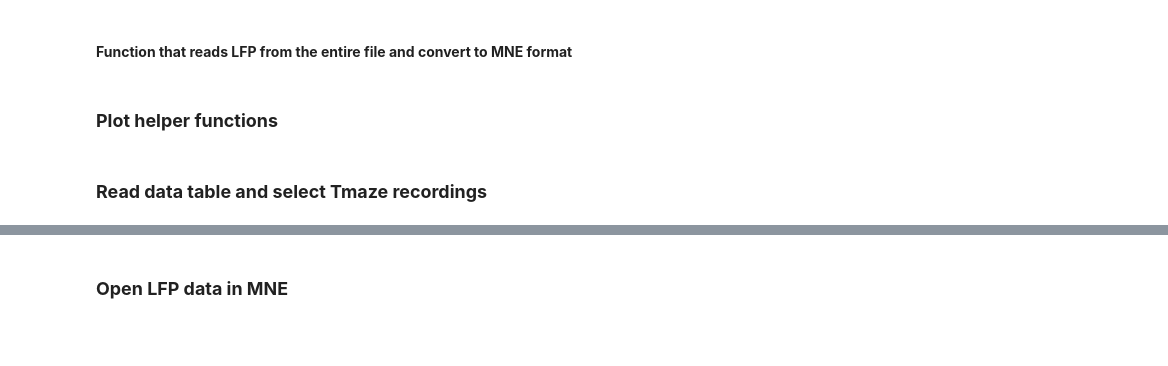
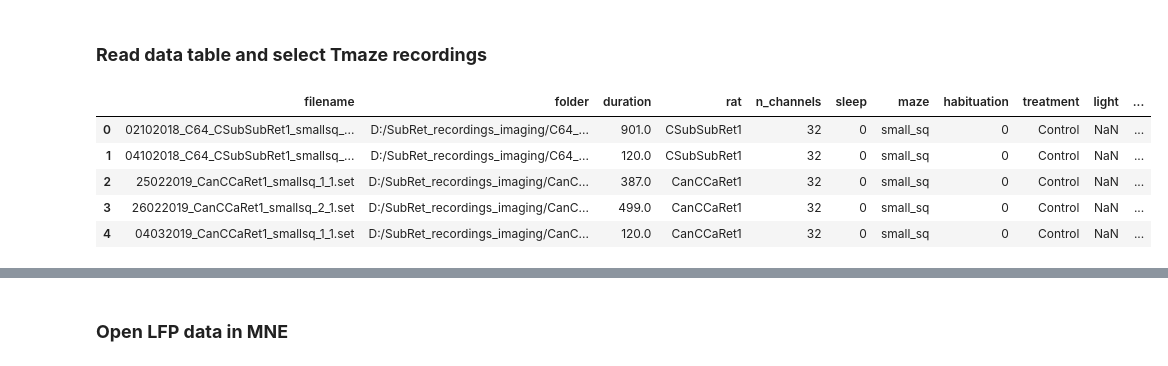
Before and after one commit to cafalchio/lfp_atn, a Jupyter notebook: ipynb/tmaze_working.ipynb, the cells around one changed output, grey strips where cells are left out. Cells and saved outputs as stored; diff of their text form; code cells hidden in the pictures; blank space fills up the shorter version.

```diff
--- a/ipynb/tmaze_working.ipynb
+++ b/ipynb/tmaze_working.ipynb
@@ -303,2 +35,0 @@ class RecPos:
-# %% [markdown]
-#### **Function that reads LFP from the entire file and convert to MNE format**
@@ -628,2 +35,0 @@ def mne_lfp_Axona(file_name):
-# %% [markdown]
-### **Plot helper functions**
@@ -672,8 +36,15 @@ def plot_mne(raw_array, base_name):
 # %% [markdown]
 ### **Read data table and select Tmaze recordings**
 # %%
-df = pd.read_csv('data_scheme.csv', parse_dates=['date_time'] )
+df = pd.read_csv(data_scheme_path, parse_dates=['date_time'] )
 df = df.loc[df.maze != 'screening']
 df = df.loc[df.habituation == 0]
 tmaze_files = df.loc[df.maze == 'tmaze', ['folder', 'filename']].agg('/'.join, axis=1).values
 df.head()
+# %% [output]
+|  | filename | folder | duration | rat | n_channels | sleep | maze | habituation | treatment | light | ... |
+| 0 | 02102018_C64_CSubSubRet1_smallsq_... | D:/SubRet_recordings_imaging/C64_... | 901.0 | CSubSubRet1 | 32 | 0 | small_sq | 0 | Control | NaN | ... |
+| 1 | 04102018_C64_CSubSubRet1_smallsq_... | D:/SubRet_recordings_imaging/C64_... | 120.0 | CSubSubRet1 | 32 | 0 | small_sq | 0 | Control | NaN | ... |
+| 2 | 25022019_CanCCaRet1_smallsq_1_1.set | D:/SubRet_recordings_imaging/CanC... | 387.0 | CanCCaRet1 | 32 | 0 | small_sq | 0 | Control | NaN | ... |
+| 3 | 26022019_CanCCaRet1_smallsq_2_1.set | D:/SubRet_recordings_imaging/CanC... | 499.0 | CanCCaRet1 | 32 | 0 | small_sq | 0 | Control | NaN | ... |
+| 4 | 04032019_CanCCaRet1_smallsq_1_1.set | D:/SubRet_recordings_imaging/CanC... | 120.0 | CanCCaRet1 | 32 | 0 | small_sq | 0 | Control | NaN | ... |
```
Also changed, not shown: parts of 17 cells of this notebook, 1 other file.
